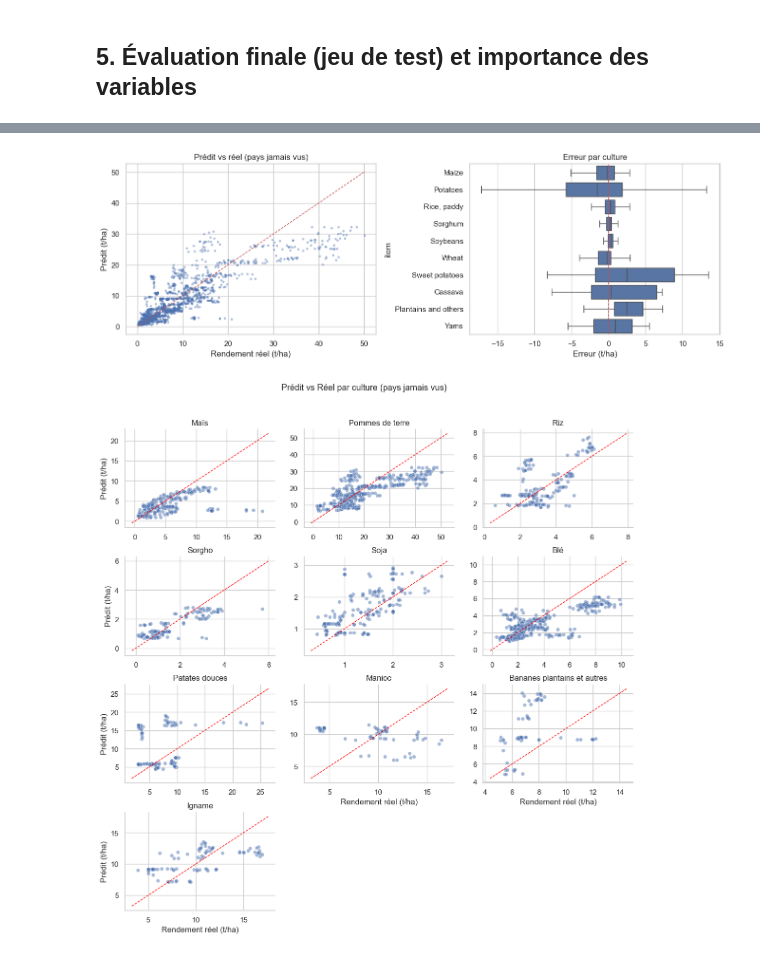
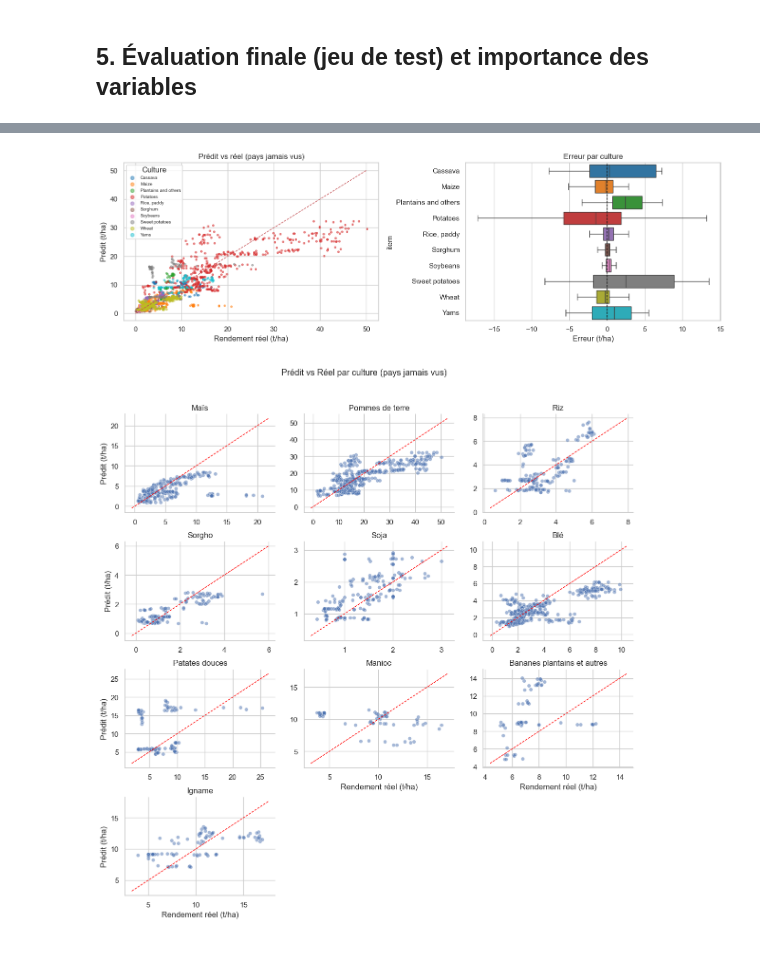
Before and after one commit to jackobess/OC_Projet12, a Jupyter notebook: notebooks/02_modelisation_mlflow.ipynb, the cells around one changed output, grey strips where cells are left out. Saved outputs shown, nothing was run; the diff lists cells and outputs as text; code cells hidden in the pictures.

```diff
--- a/notebooks/02_modelisation_mlflow.ipynb
+++ b/notebooks/02_modelisation_mlflow.ipynb
@@ -368,21 +348,36 @@ final[cols].round(3)
 | tuned_gradient_boosting | 4.791 | 2.894 | 0.607 | 4.158 | 2.492 | 0.761 | 0.196 | 0.347 | 0.227 |
 | tuned_xgboost | 4.731 | 2.866 | 0.617 | 4.216 | 2.496 | 0.755 | 0.177 | 0.353 | 0.227 |
 | tuned_lightgbm | 4.720 | 2.865 | 0.618 | 4.285 | 2.524 | 0.747 | 0.630 | 0.448 | 0.227 |
-# %%
-pred_te = best_est.predict(test[FEATS])
-fig, axes = plt.subplots(1, 2, figsize=(13, 4.5))
-
-axes[0].scatter(test[TARGET], pred_te, s=6, alpha=.35)
-lim = [0, max(test[TARGET].max(), pred_te.max())]
-axes[0].plot(lim, lim, "r--", lw=1); axes[0].set_xlabel("Rendement réel (t/ha)"); axes[0].set_ylabel("Prédit (t/ha)")
-axes[0].set_title("Prédit vs réel (pays jamais vus)")
-
-err = pd.DataFrame({"item": test["item"], "erreur": pred_te - test[TARGET]})
-sns.boxplot(data=err, y="item", x="erreur", ax=axes[1], showfliers=False)
-axes[1].axvline(0, color="r", lw=1, ls="--"); axes[1].set_xlabel("Erreur (t/ha)"); axes[1].set_title("Erreur par culture")
-plt.tight_layout(); fig_eval = fig; plt.show()
-# %% [output]
-[figure, removed]
+# %%
+pred_te = best_est.predict(test[FEATS])
+
+# Palette commune : 1 couleur par culture
+items = sorted(test["item"].unique())
+palette = dict(zip(items, sns.color_palette("tab10", n_colors=len(items))))
+
+fig, axes = plt.subplots(1, 2, figsize=(14, 4.5))
+
+# Scatter coloré par culture
+for it in items:
+    m = (test["item"] == it).values
+    axes[0].scatter(test.loc[m, TARGET], pred_te[m], s=8, alpha=.5,
+                    color=palette[it], label=it)
+lim = [0, max(test[TARGET].max(), pred_te.max())]
+axes[0].plot(lim, lim, "r--", lw=1)
+axes[0].set_xlabel("Rendement réel (t/ha)"); axes[0].set_ylabel("Prédit (t/ha)")
+axes[0].set_title("Prédit vs réel (pays jamais vus)")
+axes[0].legend(title="Culture", fontsize=7, markerscale=2, loc="upper left")
+
+# Boxplot coloré par culture
+err = pd.DataFrame({"item": test["item"].values, "erreur": pred_te - test[TARGET].values})
+sns.boxplot(data=err, y="item", x="erreur", hue="item", order=items,
+            palette=palette, ax=axes[1], showfliers=False, legend=False)
+axes[1].axvline(0, color="k", lw=1, ls="--")
+axes[1].set_xlabel("Erreur (t/ha)"); axes[1].set_title("Erreur par culture")
+
+plt.tight_layout(); fig_eval = fig; plt.show()
+# %% [output]
+[figure, added]
 # %%
 # --- AJOUT : Scatter plot par culture (Corrigé & points plus gros) ---
 item_col = "item_fr" if "item_fr" in test.columns else "item"
```
Also changed, not shown: parts of 16 cells of this notebook, 25 other files.
